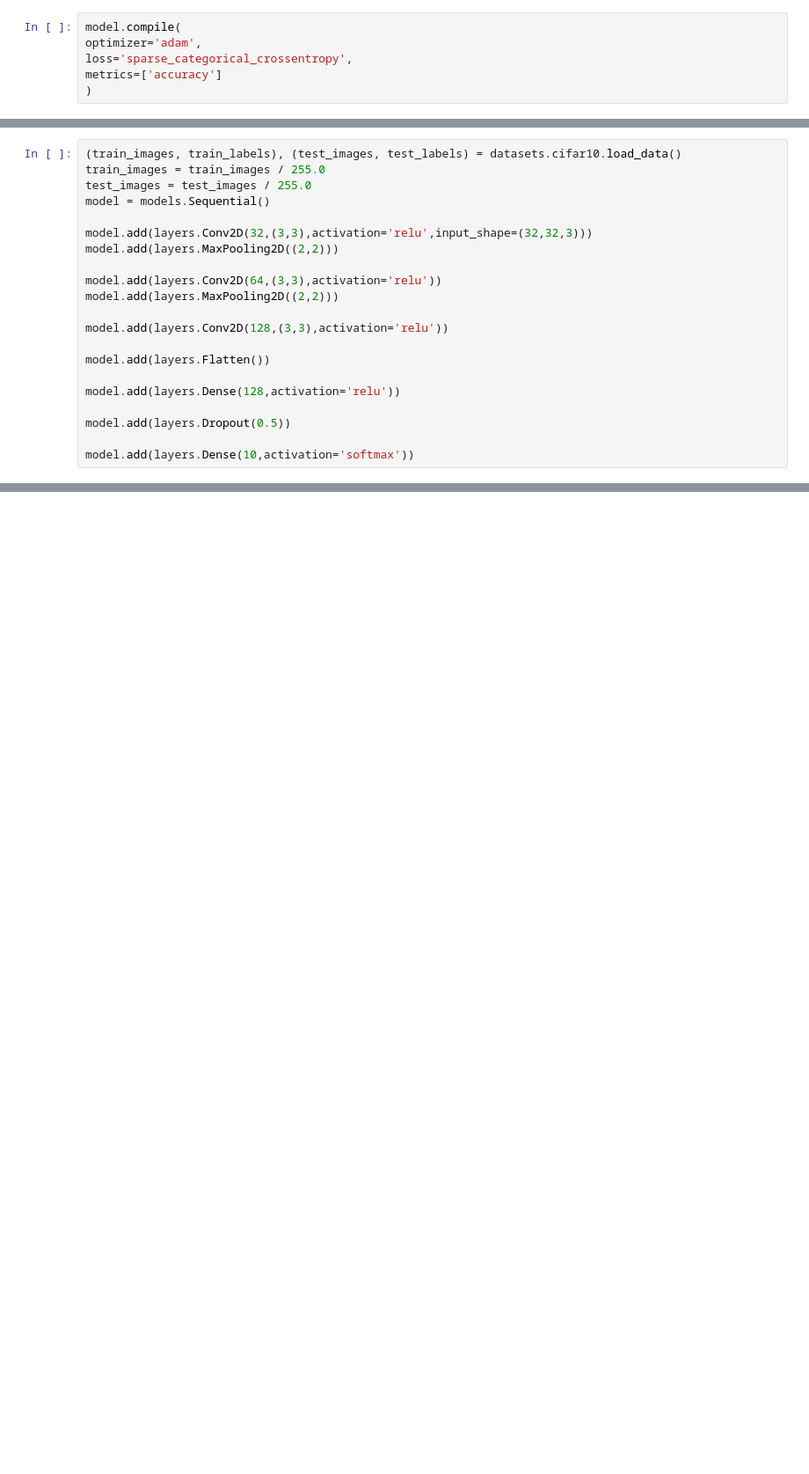
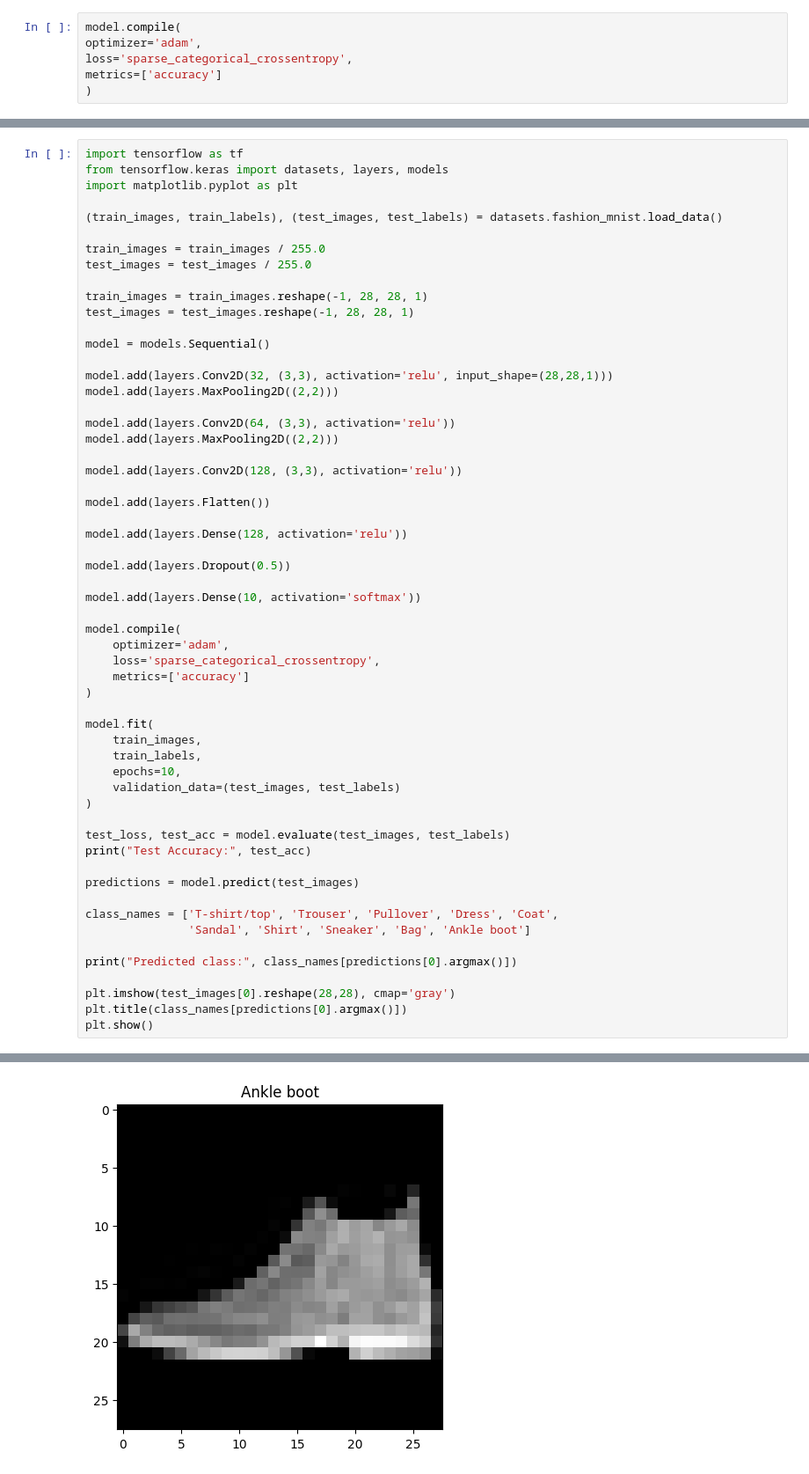
Before and after one commit to priyanka0178885547/DL-lab, a Jupyter notebook: Week6.ipynb, the cells around one changed output, grey strips where cells are left out. Shown at 88% size. Drawn from its saved outputs; the diff is of its cells as text; blank space fills up the shorter version.

```diff
--- a/Week6.ipynb
+++ b/Week6.ipynb
@@ -83,22 +131,58 @@ from tensorflow.keras import datasets, layers, models
 # %%
-(train_images, train_labels), (test_images, test_labels) = datasets.cifar10.load_data()
+import tensorflow as tf
+from tensorflow.keras import datasets, layers, models
+import matplotlib.pyplot as plt
+
+(train_images, train_labels), (test_images, test_labels) = datasets.fashion_mnist.load_data()
+
 train_images = train_images / 255.0
 test_images = test_images / 255.0
+
+train_images = train_images.reshape(-1, 28, 28, 1)
+test_images = test_images.reshape(-1, 28, 28, 1)
+
 model = models.Sequential()
 
-model.add(layers.Conv2D(32,(3,3),activation='relu',input_shape=(32,32,3)))
+model.add(layers.Conv2D(32, (3,3), activation='relu', input_shape=(28,28,1)))
 model.add(layers.MaxPooling2D((2,2)))
 
-model.add(layers.Conv2D(64,(3,3),activation='relu'))
+model.add(layers.Conv2D(64, (3,3), activation='relu'))
 model.add(layers.MaxPooling2D((2,2)))
 
-model.add(layers.Conv2D(128,(3,3),activation='relu'))
+model.add(layers.Conv2D(128, (3,3), activation='relu'))
 
 model.add(layers.Flatten())
 
-model.add(layers.Dense(128,activation='relu'))
+model.add(layers.Dense(128, activation='relu'))
 
 model.add(layers.Dropout(0.5))
 
-model.add(layers.Dense(10,activation='softmax'))
+model.add(layers.Dense(10, activation='softmax'))
+
+model.compile(
+    optimizer='adam',
+    loss='sparse_categorical_crossentropy',
+    metrics=['accuracy']
+)
+
+model.fit(
+    train_images,
+    train_labels,
+    epochs=10,
+    validation_data=(test_images, test_labels)
+)
+
+test_loss, test_acc = model.evaluate(test_images, test_labels)
+print("Test Accuracy:", test_acc)
+
+predictions = model.predict(test_images)
+
+class_names = ['T-shirt/top', 'Trouser', 'Pullover', 'Dress', 'Coat',
+               'Sandal', 'Shirt', 'Sneaker', 'Bag', 'Ankle boot']
+
+print("Predicted class:", class_names[predictions[0].argmax()])
+
+plt.imshow(test_images[0].reshape(28,28), cmap='gray')
+plt.title(class_names[predictions[0].argmax()])
+plt.show()
 # %% [output]
@@ -106,0 +206 @@ Downloading data from https://www.cs.toronto.edu/~kriz/cifar-10-python.tar.gz
+[figure, added]
```
Also changed, not shown: parts of 11 cells of this notebook.
